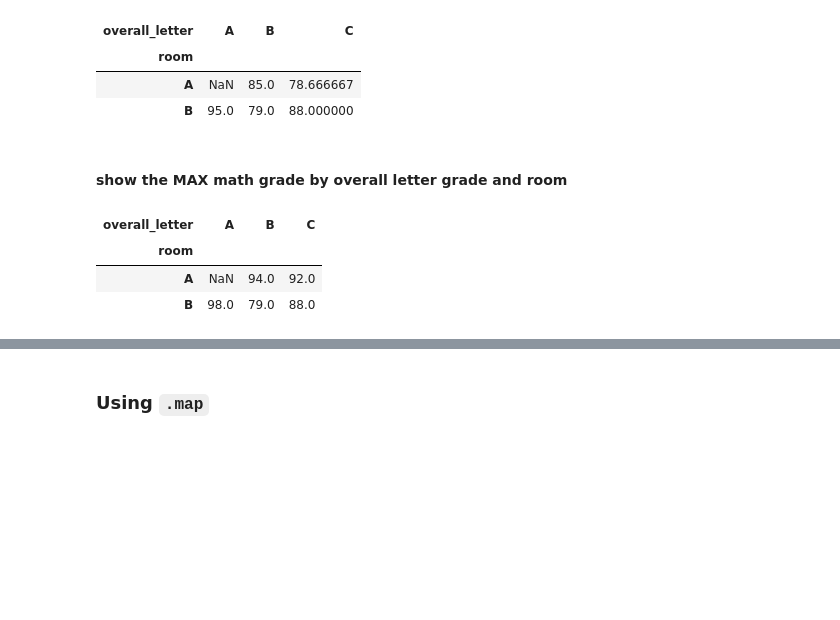
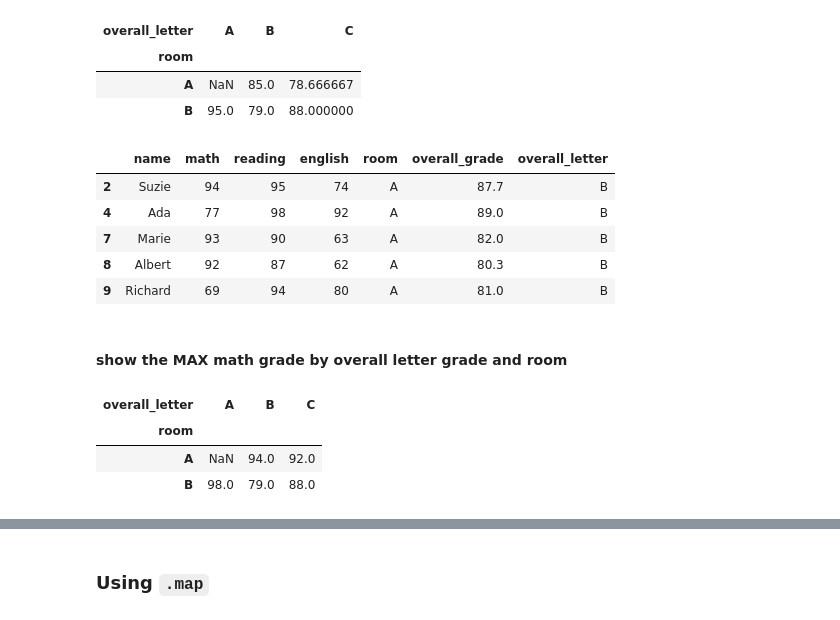
Before and after one commit to corey-baughman/005_numpy_pandas_visualization_exercises, a Jupyter notebook: class_notes/0222_advanced_df3_lesson.ipynb, the cells around one changed output, grey strips where cells are left out. Cells and saved outputs as stored; diff of their text form; code cells hidden in the pictures; blank space fills up the shorter version.

```diff
--- a/class_notes/0222_advanced_df3_lesson.ipynb
+++ b/class_notes/0222_advanced_df3_lesson.ipynb
@@ -127,9 +134,20 @@ df [df.room == 'A') &]  ## get this from notes
-# %% [markdown]
-#### show the MAX math grade by overall letter grade and room
-# %%
-pd.pivot_table(data=df, index='room', columns='overall_letter', values='math', aggfunc='max')
-# %% [output]
-| overall_letter | A | B | C |
-| room |  |  |  |
-| A | NaN | 94.0 | 92.0 |
-| B | 98.0 | 79.0 | 88.0 |
+# %%
+#all people in room A with an overall letter grade of B
+df [(df.room == 'A') & (df.overall_letter == 'B')]
+# %% [output]
+|  | name | math | reading | english | room | overall_grade | overall_letter |
+| 2 | Suzie | 94 | 95 | 74 | A | 87.7 | B |
+| 4 | Ada | 77 | 98 | 92 | A | 89.0 | B |
+| 7 | Marie | 93 | 90 | 63 | A | 82.0 | B |
+| 8 | Albert | 92 | 87 | 62 | A | 80.3 | B |
+| 9 | Richard | 69 | 94 | 80 | A | 81.0 | B |
+# %% [markdown]
+#### show the MAX math grade by overall letter grade and room
+# %%
+pd.pivot_table(data=df, index='room', columns='overall_letter',
+              values='math', aggfunc='max')
+# %% [output]
+| overall_letter | A | B | C |
+| room |  |  |  |
+| A | NaN | 94.0 | 92.0 |
+| B | 98.0 | 79.0 | 88.0 |
```
Also changed, not shown: parts of 31 cells of this notebook, 7 other files.
